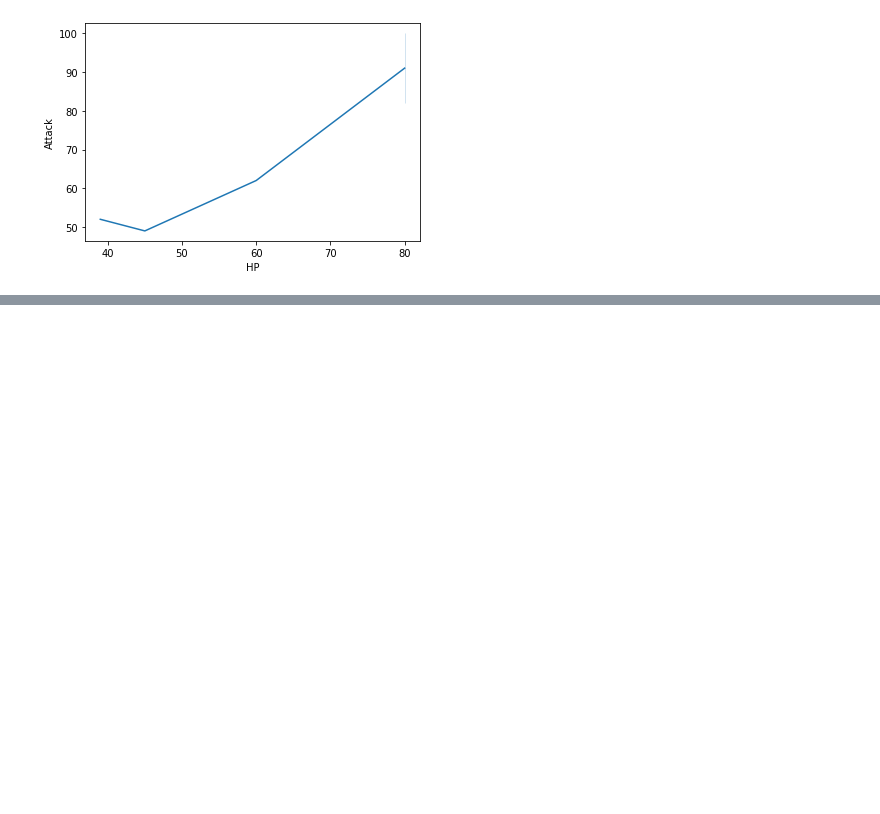
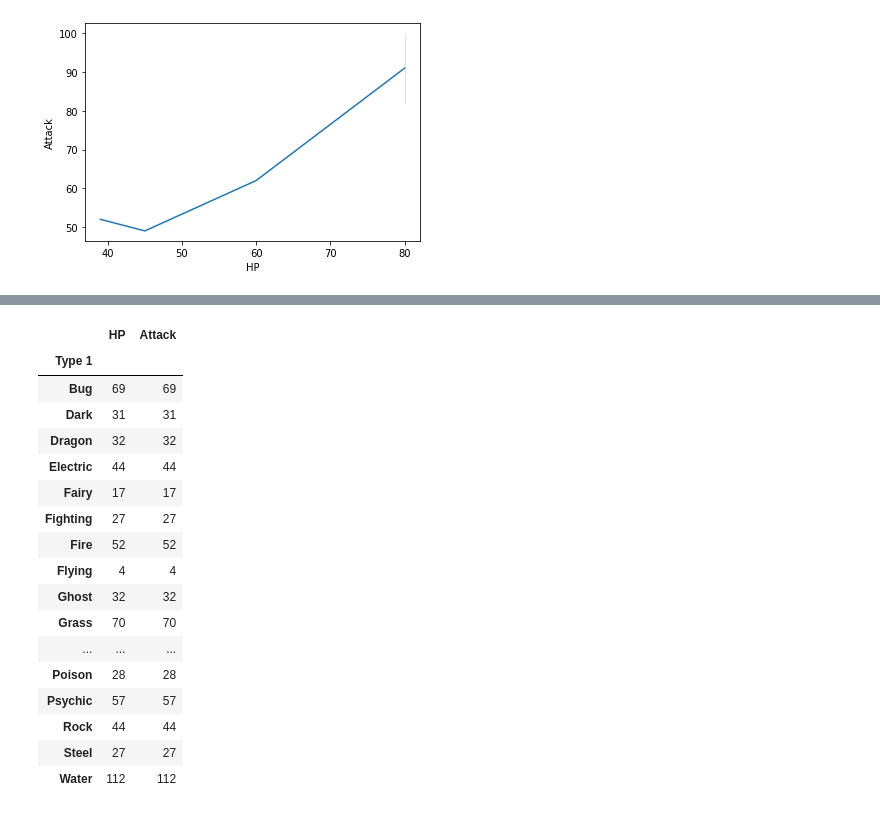
Before and after one commit to clargote/mujeresDigitales, a Jupyter notebook: Clase_1_sep.ipynb, the cells around one changed output, grey strips where cells are left out. Saved outputs shown, nothing was run; the diff lists cells and outputs as text; code cells hidden in the pictures; blank space fills up the shorter version.

```diff
--- a/Clase_1_sep.ipynb
+++ b/Clase_1_sep.ipynb
@@ -39,0 +45,21 @@ sns.lineplot(data=df[:5], x="HP", y="Attack")
+# %%
+casa=df[["Type 1", "HP", "Attack"]].groupby("Type 1").count()
+# %% [output]
+|  | HP | Attack |
+| Type 1 |  |  |
+| Bug | 69 | 69 |
+| Dark | 31 | 31 |
+| Dragon | 32 | 32 |
+| Electric | 44 | 44 |
+| Fairy | 17 | 17 |
+| Fighting | 27 | 27 |
+| Fire | 52 | 52 |
+| Flying | 4 | 4 |
+| Ghost | 32 | 32 |
+| Grass | 70 | 70 |
+| ... | ... | ... |
+| Poison | 28 | 28 |
+| Psychic | 57 | 57 |
+| Rock | 44 | 44 |
+| Steel | 27 | 27 |
+| Water | 112 | 112 |
```
Also changed, not shown: parts of 4 cells of this notebook.
